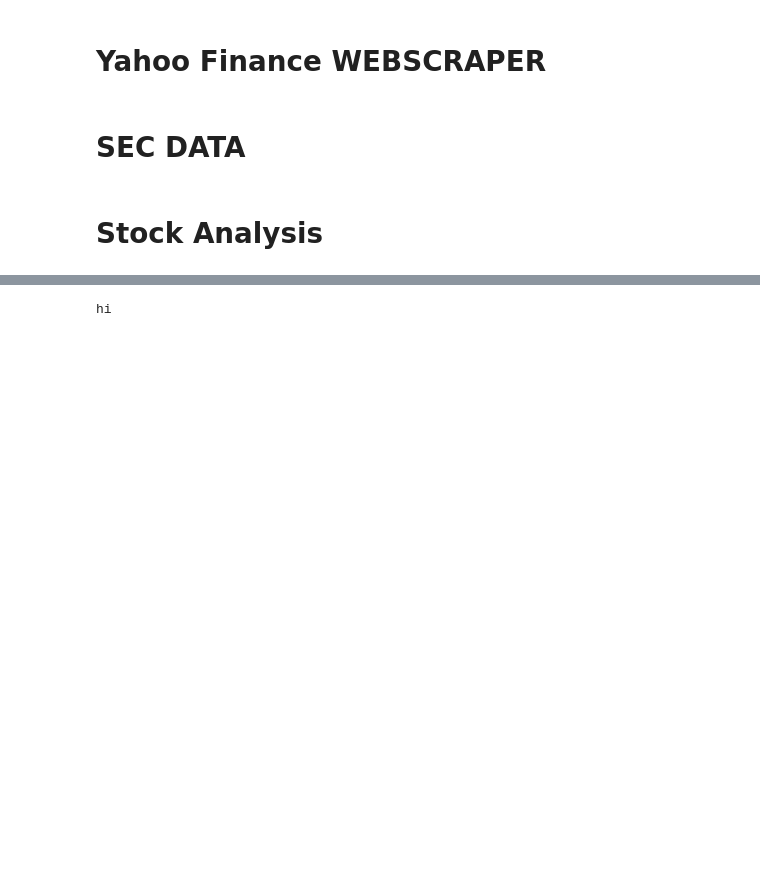
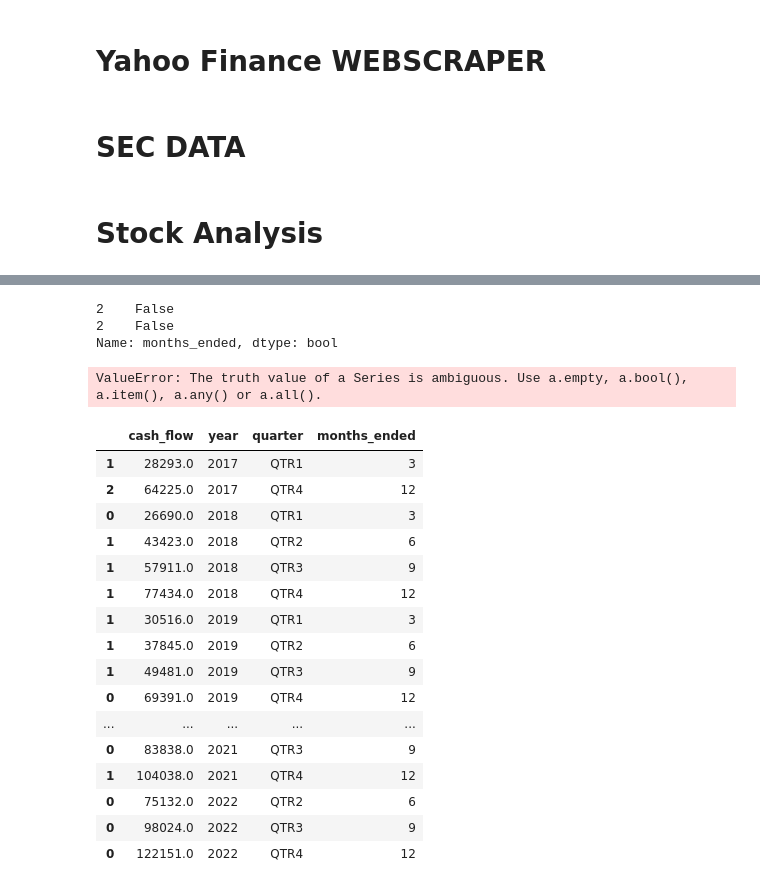
Before and after one commit to matiasrhuber/Stock-Webscraper, a Jupyter notebook: Stocks_analysis/Stocks_Analysis.ipynb, the cells around one changed output, grey strips where cells are left out. Cells and saved outputs as stored; diff of their text form; code cells hidden in the pictures; blank space fills up the shorter version.

```diff
--- a/Stocks_analysis/Stocks_Analysis.ipynb
+++ b/Stocks_analysis/Stocks_Analysis.ipynb
@@ -688,4 +797,0 @@ for stock in stocks:
-# %%
-print('hi')
-# %% [output]
-hi
@@ -691,0 +819,31 @@ hi
+# %%
+df_stock_cf_10q.at[i, 'months_ended'] == 3
+# %% [output]
+2    False
+2    False
+Name: months_ended, dtype: bool
+# %%
+filt =
+calculate_quarterly_cash_flow(df_stock_cf_10q)
+# %% [output]
+ValueError: The truth value of a Series is ambiguous. Use a.empty, a.bool(), a.item(), a.any() or a.all().
+# %%
+df_stock_cf_10q
+# %% [output]
+|  | cash_flow | year | quarter | months_ended |
+| 1 | 28293.0 | 2017 | QTR1 | 3 |
+| 2 | 64225.0 | 2017 | QTR4 | 12 |
+| 0 | 26690.0 | 2018 | QTR1 | 3 |
+| 1 | 43423.0 | 2018 | QTR2 | 6 |
+| 1 | 57911.0 | 2018 | QTR3 | 9 |
+| 1 | 77434.0 | 2018 | QTR4 | 12 |
+| 1 | 30516.0 | 2019 | QTR1 | 3 |
+| 1 | 37845.0 | 2019 | QTR2 | 6 |
+| 1 | 49481.0 | 2019 | QTR3 | 9 |
+| 0 | 69391.0 | 2019 | QTR4 | 12 |
+| ... | ... | ... | ... | ... |
+| 0 | 83838.0 | 2021 | QTR3 | 9 |
+| 1 | 104038.0 | 2021 | QTR4 | 12 |
+| 0 | 75132.0 | 2022 | QTR2 | 6 |
+| 0 | 98024.0 | 2022 | QTR3 | 9 |
+| 0 | 122151.0 | 2022 | QTR4 | 12 |
```
Also changed, not shown: parts of 5 cells of this notebook.
